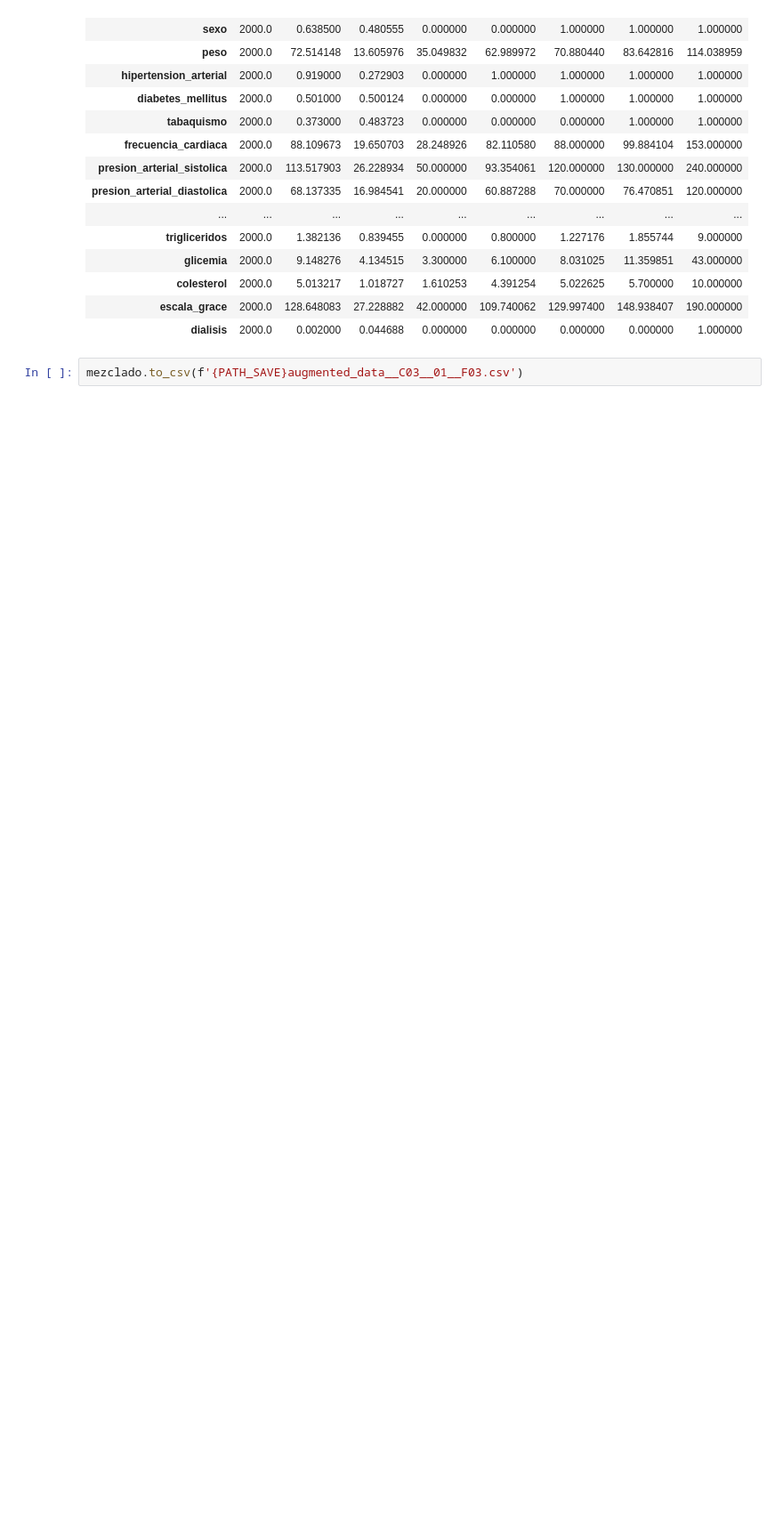
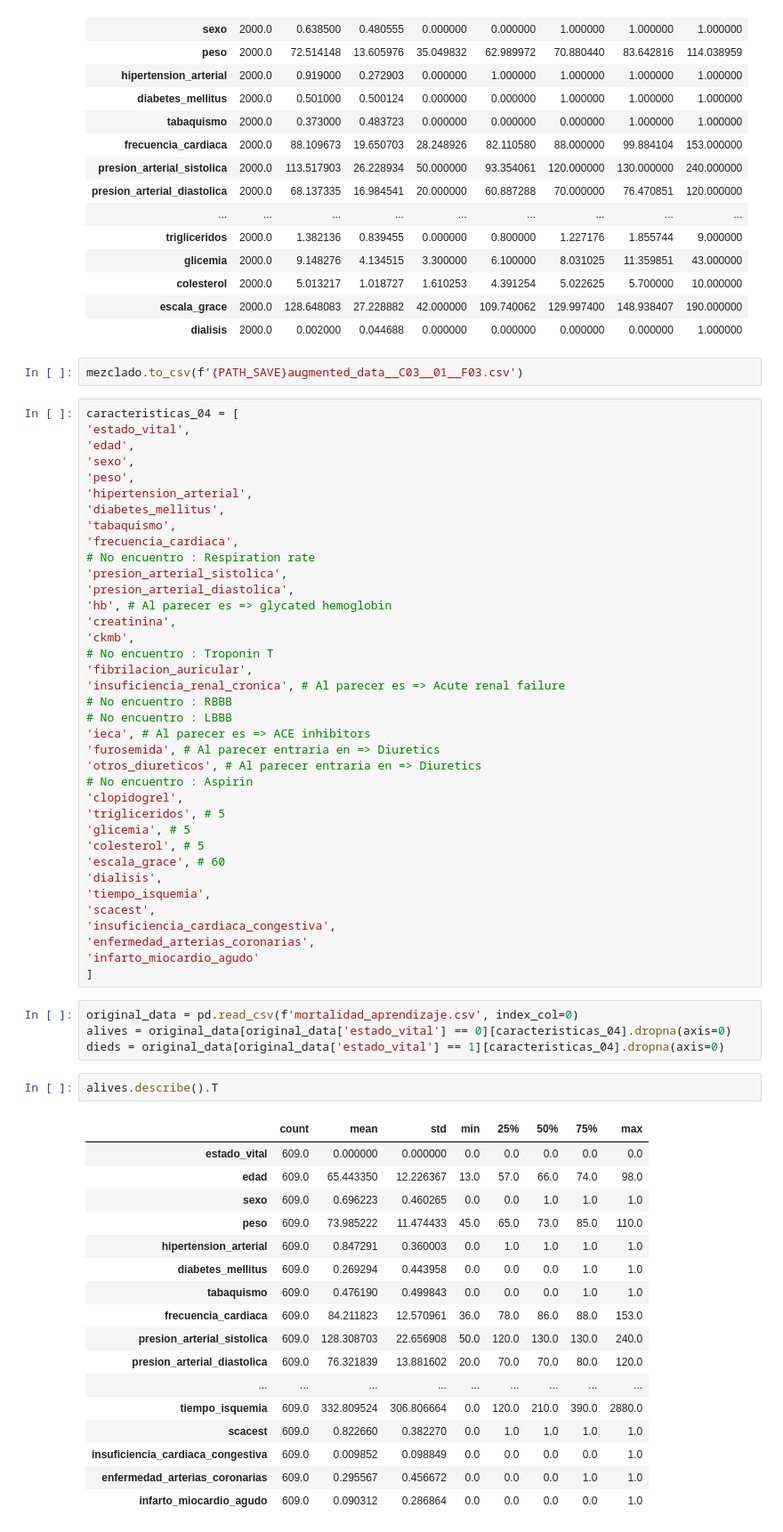
Before and after one commit to deborahfam/RECUIMA_UH_ML, a Jupyter notebook: aumentando_datos.ipynb, the cells around one changed output. Shown at 89% size. Saved outputs shown, nothing was run; the diff lists cells and outputs as text; blank space fills up the shorter version.

```diff
--- a/aumentando_datos.ipynb
+++ b/aumentando_datos.ipynb
@@ -190,3 +190,64 @@ mezclado.describe().T
 | dialisis | 2000.0 | 0.002000 | 0.044688 | 0.000000 | 0.000000 | 0.000000 | 0.000000 | 1.000000 |
 # %%
 mezclado.to_csv(f'{PATH_SAVE}augmented_data__C03__01__F03.csv')
+# %%
+caracteristicas_04 = [
+'estado_vital',
+'edad',
+'sexo',
+'peso',
+'hipertension_arterial',
+'diabetes_mellitus',
+'tabaquismo',
+'frecuencia_cardiaca',
+# No encuentro : Respiration rate
+'presion_arterial_sistolica',
+'presion_arterial_diastolica',
+'hb', # Al parecer es => glycated hemoglobin
+'creatinina',
+'ckmb',
+# No encuentro : Troponin T
+'fibrilacion_auricular',
+'insuficiencia_renal_cronica', # Al parecer es => Acute renal failure
+# No encuentro : RBBB
+# No encuentro : LBBB
+'ieca', # Al parecer es => ACE inhibitors
+'furosemida', # Al parecer entraria en => Diuretics
+'otros_diureticos', # Al parecer entraria en => Diuretics
+# No encuentro : Aspirin
+'clopidogrel',
+'trigliceridos', # 5
+'glicemia', # 5
+'colesterol', # 5
+'escala_grace', # 60
+'dialisis',
+'tiempo_isquemia',
+'scacest',
+'insuficiencia_cardiaca_congestiva',
+'enfermedad_arterias_coronarias',
+'infarto_miocardio_agudo'
+]
+# %%
+original_data = pd.read_csv(f'mortalidad_aprendizaje.csv', index_col=0)
+alives = original_data[original_data['estado_vital'] == 0][caracteristicas_04].dropna(axis=0)
+dieds = original_data[original_data['estado_vital'] == 1][caracteristicas_04].dropna(axis=0)
+# %%
+alives.describe().T
+# %% [output]
+|  | count | mean | std | min | 25% | 50% | 75% | max |
+| estado_vital | 609.0 | 0.000000 | 0.000000 | 0.0 | 0.0 | 0.0 | 0.0 | 0.0 |
+| edad | 609.0 | 65.443350 | 12.226367 | 13.0 | 57.0 | 66.0 | 74.0 | 98.0 |
+| sexo | 609.0 | 0.696223 | 0.460265 | 0.0 | 0.0 | 1.0 | 1.0 | 1.0 |
+| peso | 609.0 | 73.985222 | 11.474433 | 45.0 | 65.0 | 73.0 | 85.0 | 110.0 |
+| hipertension_arterial | 609.0 | 0.847291 | 0.360003 | 0.0 | 1.0 | 1.0 | 1.0 | 1.0 |
+| diabetes_mellitus | 609.0 | 0.269294 | 0.443958 | 0.0 | 0.0 | 0.0 | 1.0 | 1.0 |
+| tabaquismo | 609.0 | 0.476190 | 0.499843 | 0.0 | 0.0 | 0.0 | 1.0 | 1.0 |
+| frecuencia_cardiaca | 609.0 | 84.211823 | 12.570961 | 36.0 | 78.0 | 86.0 | 88.0 | 153.0 |
+| presion_arterial_sistolica | 609.0 | 128.308703 | 22.656908 | 50.0 | 120.0 | 130.0 | 130.0 | 240.0 |
+| presion_arterial_diastolica | 609.0 | 76.321839 | 13.881602 | 20.0 | 70.0 | 70.0 | 80.0 | 120.0 |
+| ... | ... | ... | ... | ... | ... | ... | ... | ... |
+| tiempo_isquemia | 609.0 | 332.809524 | 306.806664 | 0.0 | 120.0 | 210.0 | 390.0 | 2880.0 |
+| scacest | 609.0 | 0.822660 | 0.382270 | 0.0 | 1.0 | 1.0 | 1.0 | 1.0 |
+| insuficiencia_cardiaca_congestiva | 609.0 | 0.009852 | 0.098849 | 0.0 | 0.0 | 0.0 | 0.0 | 1.0 |
+| enfermedad_arterias_coronarias | 609.0 | 0.295567 | 0.456672 | 0.0 | 0.0 | 0.0 | 1.0 | 1.0 |
+| infarto_miocardio_agudo | 609.0 | 0.090312 | 0.286864 | 0.0 | 0.0 | 0.0 | 0.0 | 1.0 |
```
Also changed, not shown: parts of 3 cells of this notebook, 2 other files.
